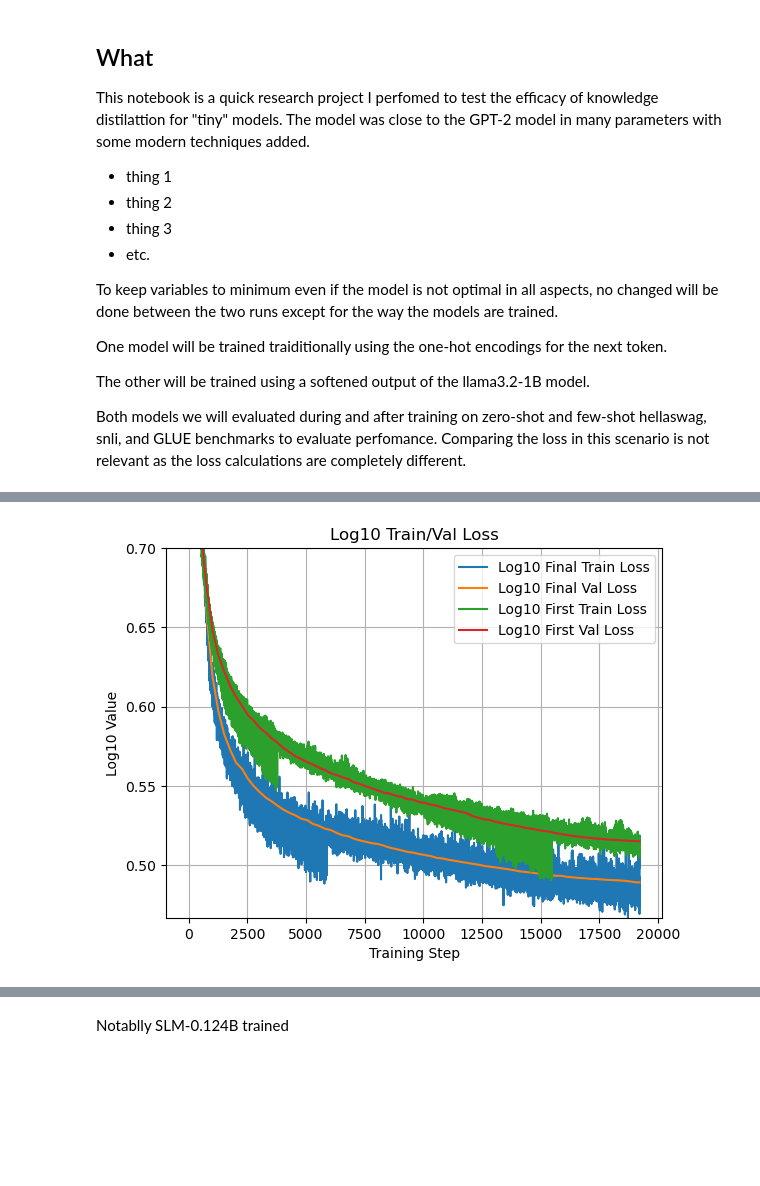
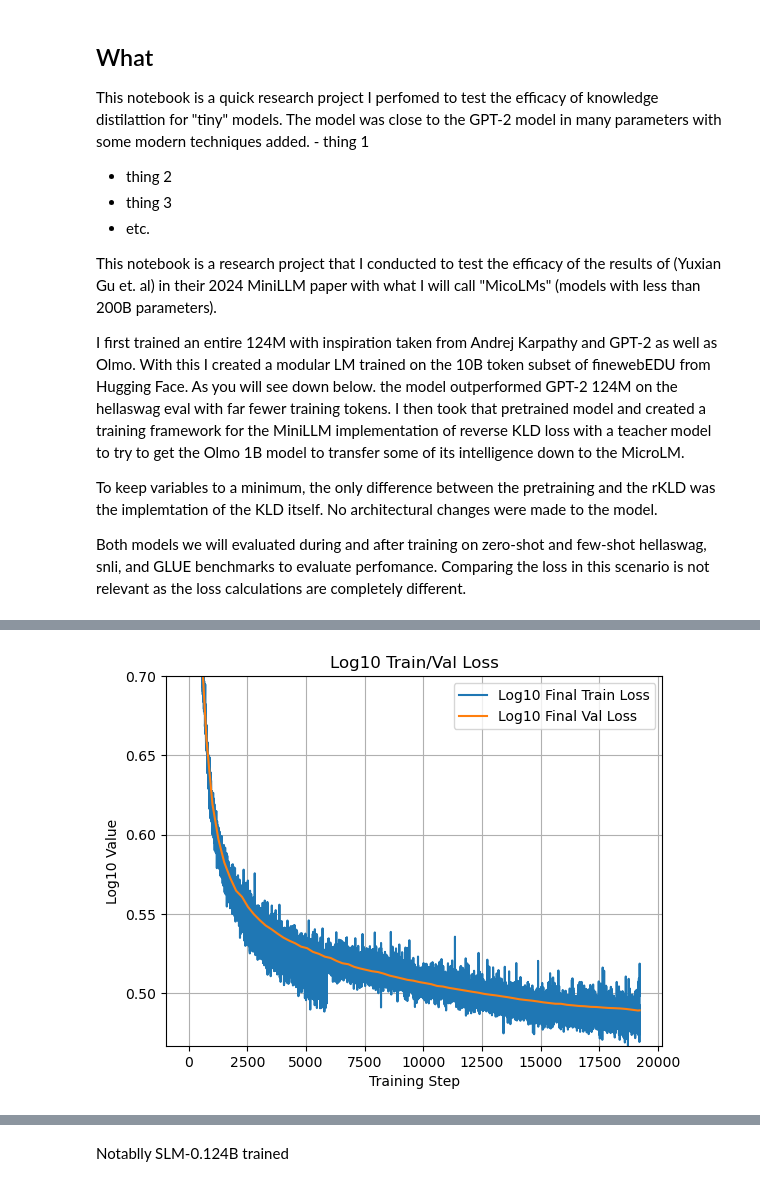
Before and after one commit to hachoj/ImportantProjects, a Jupyter notebook: LLMs/SLM/knowledge_distilation.ipynb, the cells around one changed output, grey strips where cells are left out. Saved outputs shown, nothing was run; the diff lists cells and outputs as text; code cells hidden in the pictures; blank space fills up the shorter version.

```diff
--- a/LLMs/SLM/knowledge_distilation.ipynb
+++ b/LLMs/SLM/knowledge_distilation.ipynb
@@ -1,16 +1,15 @@
 # %% [markdown]
 ## What
-This notebook is a quick research project I perfomed to test the efficacy of knowledge distilattion for "tiny" models. The model was close to the GPT-2 model in many parameters with some modern techniques added.
-- thing 1
+This notebook is a quick research project I perfomed to test the efficacy of knowledge distilattion for "tiny" models. The model was close to the GPT-2 model in many parameters with some modern techniques added.  - thing 1
 - thing 2
 - thing 3
 - etc.
 
-To keep variables to minimum even if the model is not optimal in all aspects, no changed will be done between the two runs except for the way the models are trained.
+This notebook is a research project that I conducted to test the efficacy of the results of (Yuxian Gu et. al) in their 2024 MiniLLM paper with what I will call "MicoLMs" (models with less than 200B parameters).
 
-One model will be trained traiditionally using the one-hot encodings for the next token.
+I first trained an entire 124M with inspiration taken from Andrej Karpathy and GPT-2 as well as Olmo. With this I created a modular LM trained on the 10B token subset of finewebEDU from Hugging Face. As you will see down below. the model outperformed GPT-2 124M on the hellaswag eval with far fewer training tokens. I then took that pretrained model and created a training framework for the MiniLLM implementation of reverse KLD loss with a teacher model to try to get the Olmo 1B model to transfer some of its intelligence down to the MicroLM.
 
-The other will be trained using a softened output of the llama3.2-1B model.
+To keep variables to a minimum, the only difference between the pretraining and the rKLD was the implemtation of the KLD itself. No architectural changes were made to the model.
 
 Both models we will evaluated during and after training on zero-shot and few-shot hellaswag, snli, and GLUE benchmarks to evaluate perfomance. Comparing the loss in this scenario is not relevant as the loss calculations are completely different.
 # %% [markdown]
@@ -23,34 +22,38 @@ gpt-2 1.5B acc_norm: 0.4893
 # %%
 import numpy as np
 import pandas as pd
 import matplotlib.pyplot as plt
 
 file_path_final = "logs/SLM-0.124B_final_control_model_log.txt"
 file_path_first = "logs/SLM-0.124B_log.txt"
 data_final = pd.read_csv(file_path_final, sep=" ", header=None, names=["index", "label", "value"])
-data_first = pd.read_csv(file_path_first, sep=" ", header=None, names=["index", "label", "value"])
+# data_first = pd.read_csv(file_path_first, sep=" ", header=None, names=["index", "label", "value"])
+data_kd = pd.read_csv("logs/SLM-0.124B_MiniLLM_KLD_log.txt", sep=" ", header=None, names=["index", "label", "value"])
 
 train_data_final = data_final[data_final["label"] == "train"]
 val_data_final = data_final[data_final["label"] == "val"]
 hella_data_final = data_final[data_final["label"] == "hella"]
-train_data_first = data_first[data_first["label"] == "train"]
-val_data_first = data_first[data_first["label"] == "val"]
-hella_data_first = data_first[data_first["label"] == "hella"]
+# train_data_first = data_first[data_first["label"] == "train"]
+# val_data_first = data_first[data_first["label"] == "val"]
+# hella_data_first = data_first[data_first["label"] == "hella"]
+train_data_kd = data_kd[data_kd["label"] == "train"]
+val_data_kd = data_kd[data_kd["label"] == "val"]
+hella_data_dk = data_kd[data_kd["label"] == "hella"]
 
 plt.plot(np.log10(train_data_final["value"]), label="Log10 Final Train Loss")
 plt.plot(np.log10(val_data_final["value"]), label="Log10 Final Val Loss")
 
-plt.plot(np.log10(train_data_first["value"]), label="Log10 First Train Loss")
-plt.plot(np.log10(val_data_first["value"]), label="Log10 First Val Loss")
+# plt.plot(np.log10(train_data_first["value"]), label="Log10 First Train Loss")
+# plt.plot(np.log10(val_data_first["value"]), label="Log10 First Val Loss")
 
 plt.xlabel('Training Step')
 plt.ylabel('Log10 Value')
 plt.title('Log10 Train/Val Loss')
-plt.ylim(min(np.log10(train_data["value"])), 0.7)
+plt.ylim(min(np.log10(train_data_final["value"])), 0.7)
 plt.legend()
 plt.grid(True)
 # %% [output]
-[figure, old version]
+[figure, new version]
 # %%
 plt.figure(figsize=(10, 6))
 
```
Also changed, not shown: parts of 4 cells of this notebook, 1 other file.
